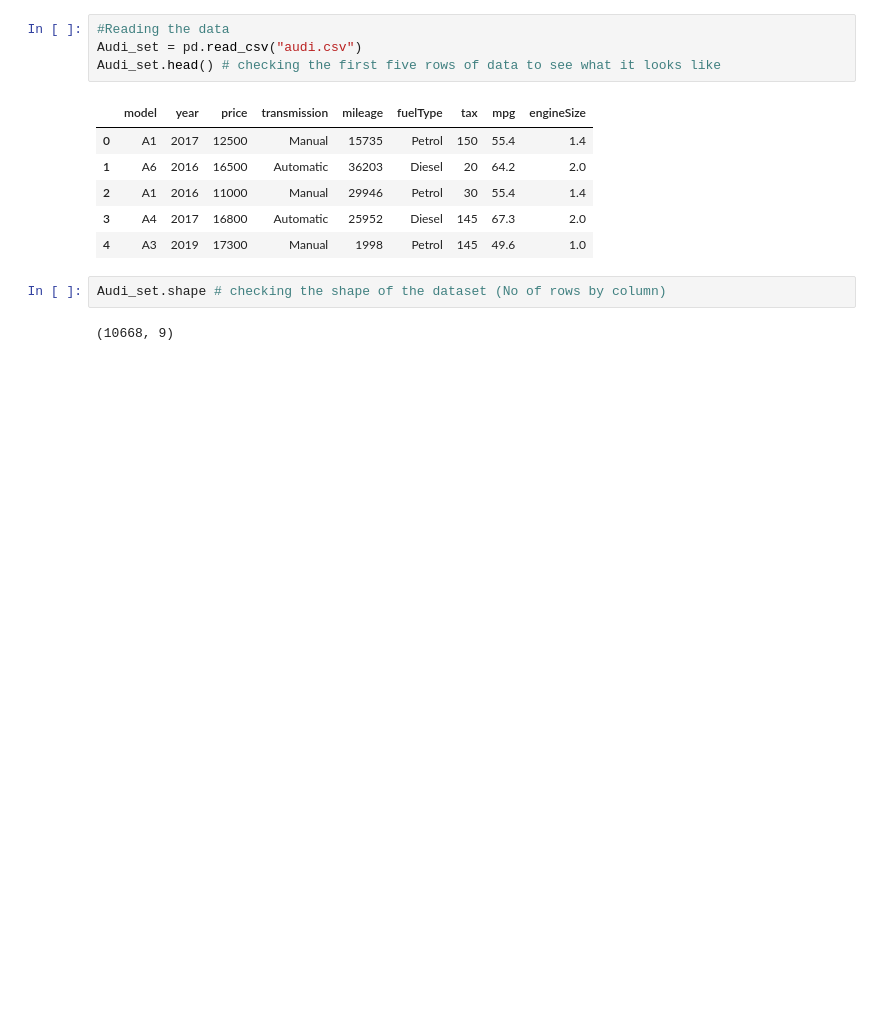
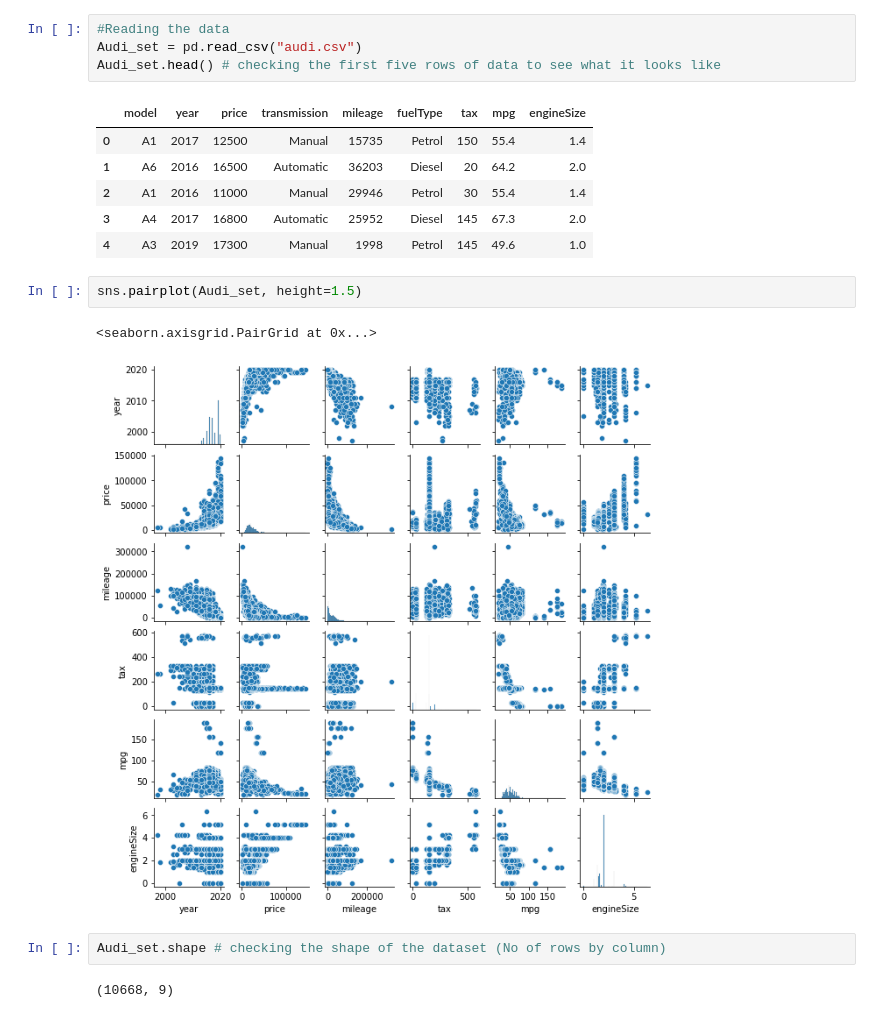
Before and after one commit to Dahmelawlah/Car_Price_Prediction, a Jupyter notebook: Audi_Car_Price.ipynb, the cells around one changed output. Drawn from its saved outputs; the diff is of its cells as text; blank space fills up the shorter version.

```diff
--- a/Audi_Car_Price.ipynb
+++ b/Audi_Car_Price.ipynb
@@ -19,6 +20,11 @@ Audi_set.head() # checking the first five rows of data to see what it looks like
 | 2 | A1 | 2016 | 11000 | Manual | 29946 | Petrol | 30 | 55.4 | 1.4 |
 | 3 | A4 | 2017 | 16800 | Automatic | 25952 | Diesel | 145 | 67.3 | 2.0 |
 | 4 | A3 | 2019 | 17300 | Manual | 1998 | Petrol | 145 | 49.6 | 1.0 |
+# %%
+sns.pairplot(Audi_set, height=1.5)
+# %% [output]
+<seaborn.axisgrid.PairGrid at 0x...>
+[figure, added]
 # %%
 Audi_set.shape # checking the shape of the dataset (No of rows by column)
 # %% [output]
```
Also changed, not shown: parts of 1 cell of this notebook.
